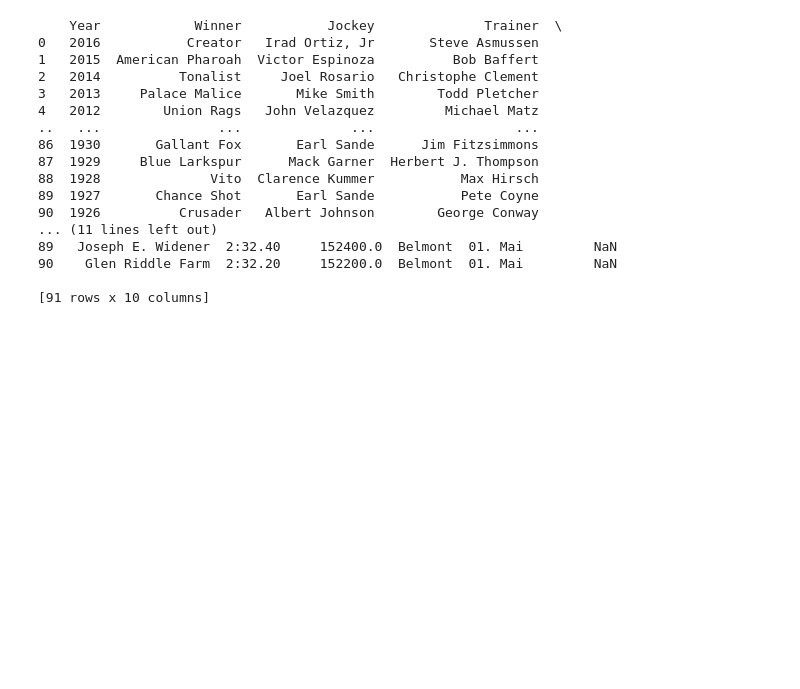
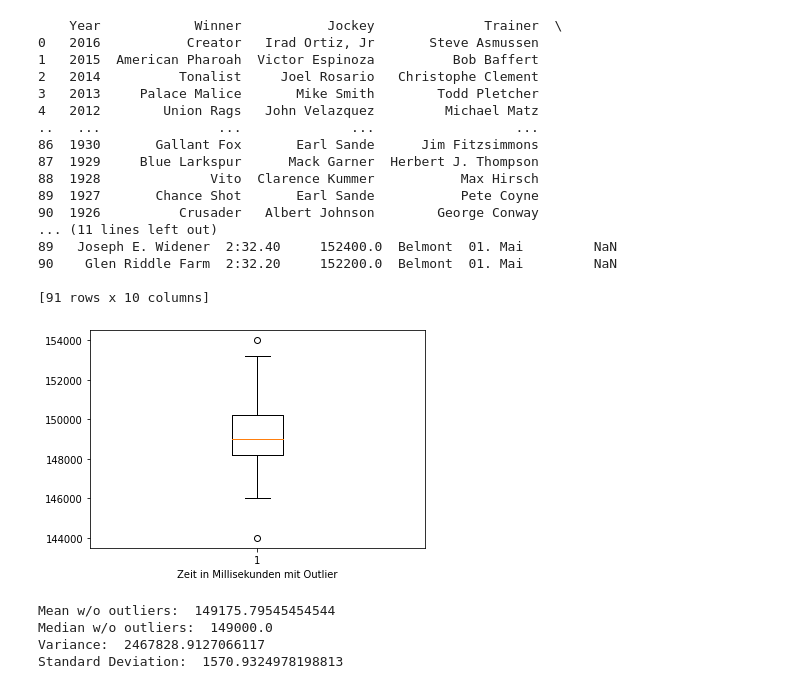
Before and after one commit to inf19025/data-science, a Jupyter notebook: horse_race.ipynb, the cells around one changed output. Saved outputs shown, nothing was run; the diff lists cells and outputs as text; code cells hidden in the pictures; blank space fills up the shorter version.

```diff
--- a/horse_race.ipynb
+++ b/horse_race.ipynb
@@ -182,3 +182,39 @@ print(belmont)
 90    Glen Riddle Farm  2:32.20     152200.0  Belmont  01. Mai         NaN
 
 [91 rows x 10 columns]
+# %%
+plt.boxplot("Miliseconds", data=belmont)
+
+plt.xlabel("Zeit in Millisekunden mit Outlier")
+
+plt.show()
+
+ms = belmont["Miliseconds"].to_numpy()
+
+def outlier_treatment(datacolumn):
+  sorted(datacolumn)
+  Q1,Q3 = np.percentile(datacolumn , [25,75])
+  IQR = Q3 - Q1
+  lower_range = Q1 - (1.5 * IQR)
+  upper_range = Q3 + (1.5 * IQR)
+  return lower_range,upper_range
+
+
+lower, upper = outlier_treatment(ms)
+
+arr_ms_cleansed = ms[(ms > lower) & (ms < upper)]
+
+
+print("Mean w/o outliers: ", np.mean(arr_ms_cleansed))
+print("Median w/o outliers: ", np.median(arr_ms_cleansed))
+
+variance = np.var(arr_ms_cleansed)
+
+print('Variance: ', variance)
+print('Standard Deviation: ', np.sqrt(variance))
+# %% [output]
+[figure, added]
+Mean w/o outliers:  149175.79545454544
+Median w/o outliers:  149000.0
+Variance:  2467828.9127066117
+Standard Deviation:  1570.9324978198813
```
Also changed, not shown: parts of 2 cells of this notebook.
